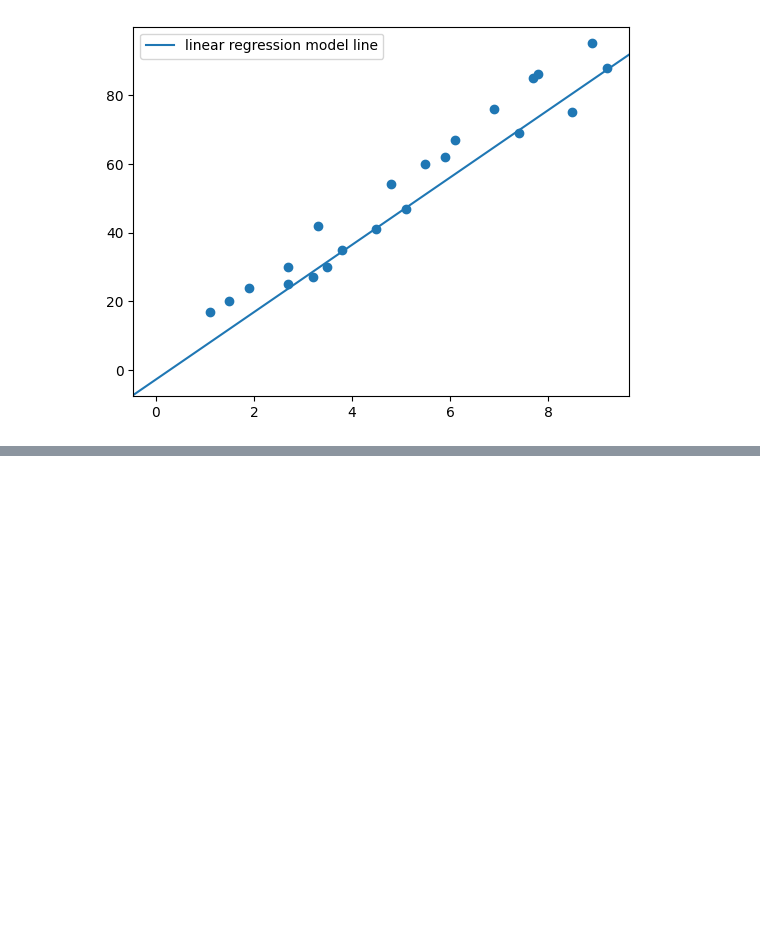
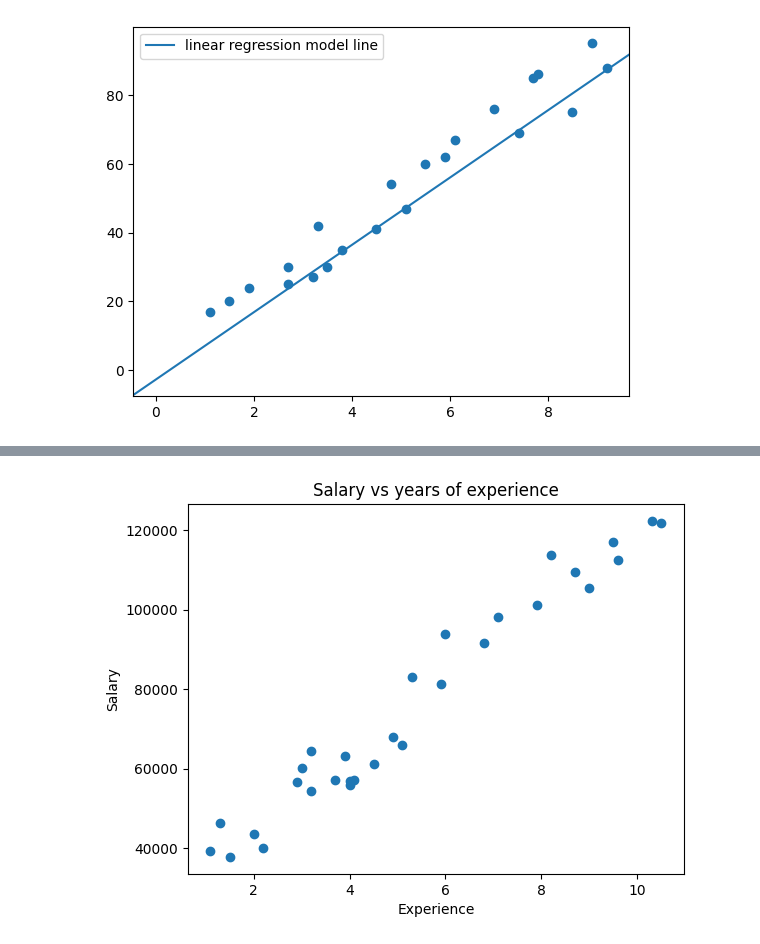
Before and after one commit to HiddenMachine3/AIML, a Jupyter notebook: linear_regression/linearRegressorUsingGradientDescent.ipynb, the cells around one changed output, grey strips where cells are left out. Drawn from its saved outputs; the diff is of its cells as text; code cells hidden in the pictures; blank space fills up the shorter version.

```diff
--- a/linear_regression/linearRegressorUsingGradientDescent.ipynb
+++ b/linear_regression/linearRegressorUsingGradientDescent.ipynb
@@ -117,0 +239,3 @@ def r_squared(x:np.array,y:np.array,n:int,a:float,b:float):
+# %%
+salary_df = pd.read_csv("data/Salary_Data.csv")
+salary_df
@@ -117,0 +262,4 @@ def r_squared(x:np.array,y:np.array,n:int,a:float,b:float):
+# %%
+plot_data(salary_df["YearsExperience"],salary_df["Salary"],title="Salary vs years of experience",xlabel="Experience",ylabel="Salary")
+# %% [output]
+[figure, added]
```
Also changed, not shown: parts of 20 cells of this notebook.
